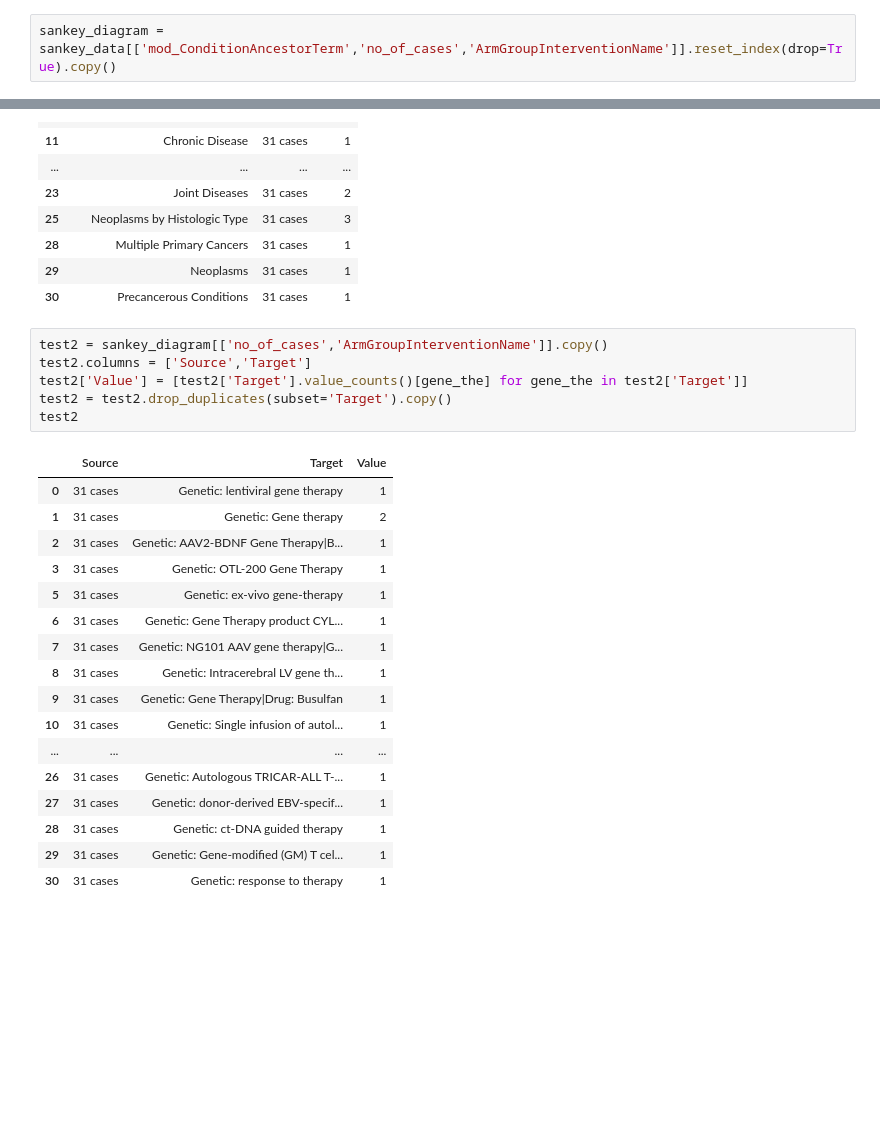
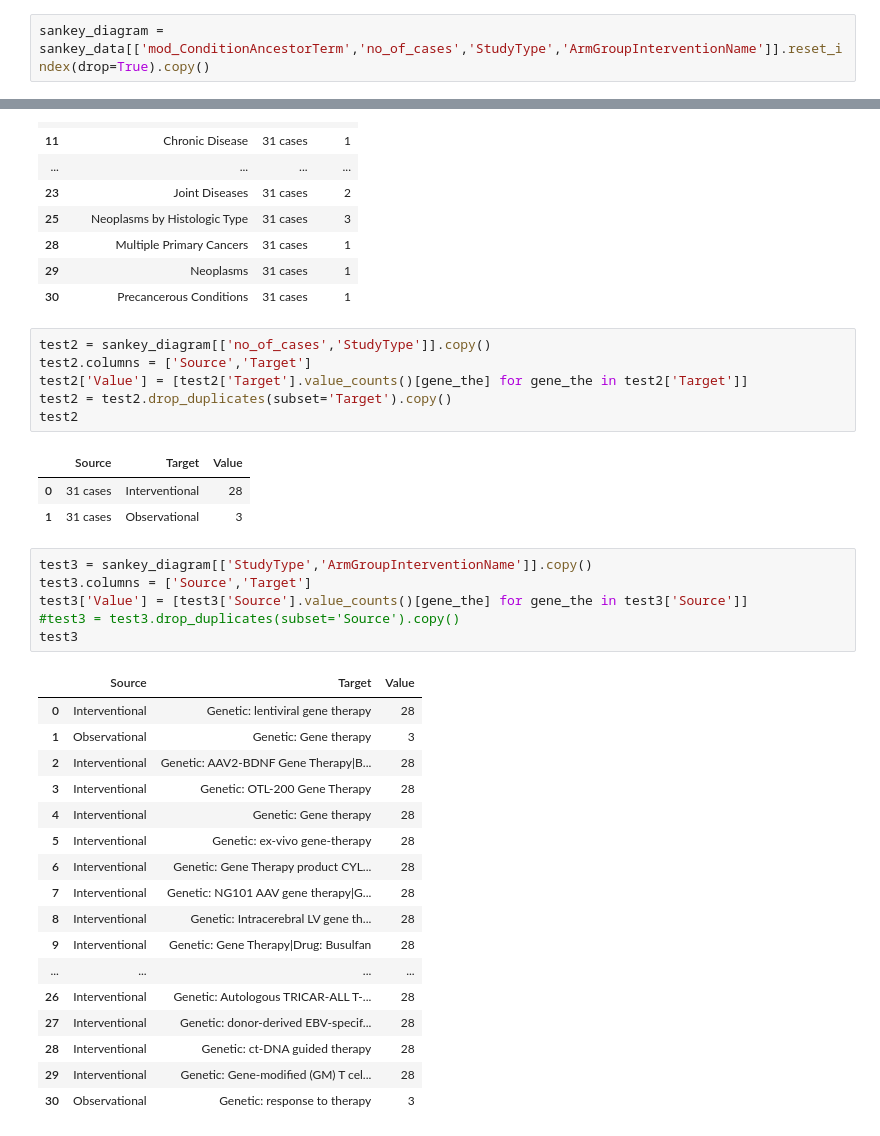
Before and after one commit to hshadman/testrun_, a Jupyter notebook: read_text.ipynb, the cells around one changed output, grey strips where cells are left out. Cells and saved outputs as stored; diff of their text form; blank space fills up the shorter version.

```diff
--- a/read_text.ipynb
+++ b/read_text.ipynb
@@ -223,7 +223,7 @@ sankey_data
 | 1313 | Long-Term Follow-up Protocol for ... | Interventional | June 19, 2018 | Neoplasms | Neoplasms | Genetic: Gene-modified (GM) T cel... | ... |
 | 1668 | Stem Cells And The Origins Of Bar... | Observational | January 2012 | Barrett's Esophagus | Precancerous Conditions|Neoplasms... | Genetic: response to therapy | ... |
 # %%
-sankey_diagram = sankey_data[['mod_ConditionAncestorTerm','no_of_cases','ArmGroupInterventionName']].reset_index(drop=True).copy()
+sankey_diagram = sankey_data[['mod_ConditionAncestorTerm','no_of_cases','StudyType','ArmGroupInterventionName']].reset_index(drop=True).copy()
 # %%
 sankey_diagram
 # %% [output]
@@ -269,27 +269,37 @@ test
 | 29 | Neoplasms | 31 cases | 1 |
 | 30 | Precancerous Conditions | 31 cases | 1 |
 # %%
-test2 = sankey_diagram[['no_of_cases','ArmGroupInterventionName']].copy()
+test2 = sankey_diagram[['no_of_cases','StudyType']].copy()
 test2.columns = ['Source','Target']
 test2['Value'] = [test2['Target'].value_counts()[gene_the] for gene_the in test2['Target']]
 test2 = test2.drop_duplicates(subset='Target').copy()
 test2
 # %% [output]
 |  | Source | Target | Value |
-| 0 | 31 cases | Genetic: lentiviral gene therapy | 1 |
-| 1 | 31 cases | Genetic: Gene therapy | 2 |
-| 2 | 31 cases | Genetic: AAV2-BDNF Gene Therapy|B... | 1 |
-| 3 | 31 cases | Genetic: OTL-200 Gene Therapy | 1 |
-| 5 | 31 cases | Genetic: ex-vivo gene-therapy | 1 |
-| 6 | 31 cases | Genetic: Gene Therapy product CYL... | 1 |
-| 7 | 31 cases | Genetic: NG101 AAV gene therapy|G... | 1 |
-| 8 | 31 cases | Genetic: Intracerebral LV gene th... | 1 |
-| 9 | 31 cases | Genetic: Gene Therapy|Drug: Busulfan | 1 |
-| 10 | 31 cases | Genetic: Single infusion of autol... | 1 |
-| ... | ... | ... | ... |
-| 26 | 31 cases | Genetic: Autologous TRICAR-ALL T-... | 1 |
-| 27 | 31 cases | Genetic: donor-derived EBV-specif... | 1 |
-| 28 | 31 cases | Genetic: ct-DNA guided therapy | 1 |
-| 29 | 31 cases | Genetic: Gene-modified (GM) T cel... | 1 |
-| 30 | 31 cases | Genetic: response to therapy | 1 |
+| 0 | 31 cases | Interventional | 28 |
+| 1 | 31 cases | Observational | 3 |
+# %%
+test3 = sankey_diagram[['StudyType','ArmGroupInterventionName']].copy()
+test3.columns = ['Source','Target']
+test3['Value'] = [test3['Source'].value_counts()[gene_the] for gene_the in test3['Source']]
+#test3 = test3.drop_duplicates(subset='Source').copy()
+test3
+# %% [output]
+|  | Source | Target | Value |
+| 0 | Interventional | Genetic: lentiviral gene therapy | 28 |
+| 1 | Observational | Genetic: Gene therapy | 3 |
+| 2 | Interventional | Genetic: AAV2-BDNF Gene Therapy|B... | 28 |
+| 3 | Interventional | Genetic: OTL-200 Gene Therapy | 28 |
+| 4 | Interventional | Genetic: Gene therapy | 28 |
+| 5 | Interventional | Genetic: ex-vivo gene-therapy | 28 |
+| 6 | Interventional | Genetic: Gene Therapy product CYL... | 28 |
+| 7 | Interventional | Genetic: NG101 AAV gene therapy|G... | 28 |
+| 8 | Interventional | Genetic: Intracerebral LV gene th... | 28 |
+| 9 | Interventional | Genetic: Gene Therapy|Drug: Busulfan | 28 |
+| ... | ... | ... | ... |
+| 26 | Interventional | Genetic: Autologous TRICAR-ALL T-... | 28 |
+| 27 | Interventional | Genetic: donor-derived EBV-specif... | 28 |
+| 28 | Interventional | Genetic: ct-DNA guided therapy | 28 |
+| 29 | Interventional | Genetic: Gene-modified (GM) T cel... | 28 |
+| 30 | Observational | Genetic: response to therapy | 3 |
 # %%
```
Also changed, not shown: parts of 5 cells of this notebook.
